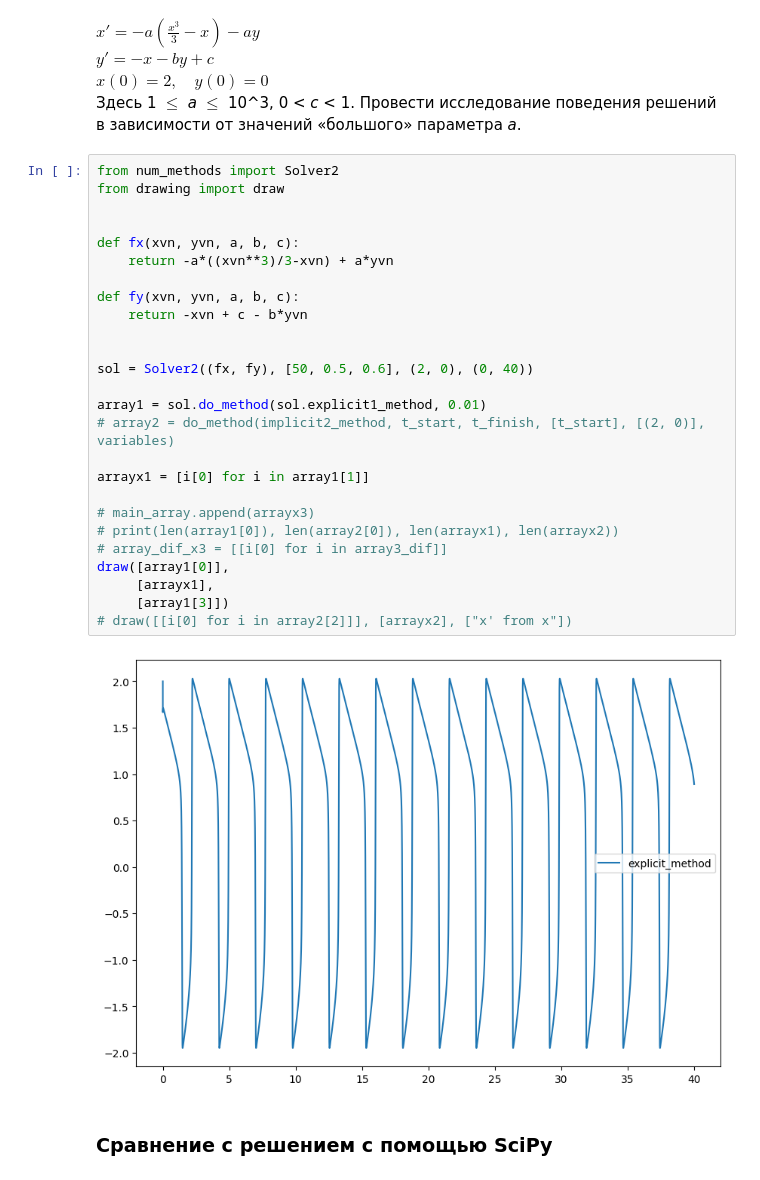
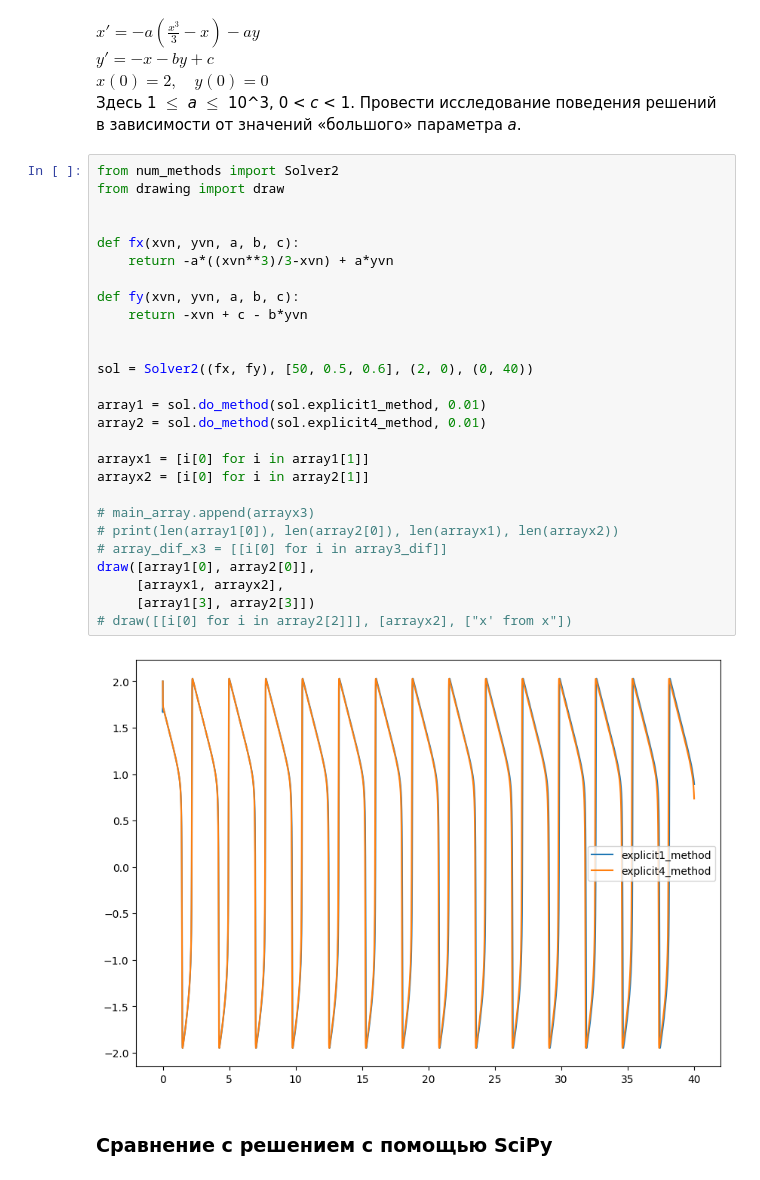
Before and after one commit to ArnautovPeter/projectPractice, a Jupyter notebook: src/main.ipynb, the cells around one changed output. Saved outputs shown, nothing was run; the diff lists cells and outputs as text.

```diff
--- a/src/main.ipynb
+++ b/src/main.ipynb
@@ -81,31 +81,32 @@ $x(0) = 2,\quad y(0) = 0$\
 # %%
 from num_methods import Solver2
 from drawing import draw
 
 
 def fx(xvn, yvn, a, b, c):
     return -a*((xvn**3)/3-xvn) + a*yvn
 
 def fy(xvn, yvn, a, b, c):
     return -xvn + c - b*yvn
 
 
 sol = Solver2((fx, fy), [50, 0.5, 0.6], (2, 0), (0, 40))
 
 array1 = sol.do_method(sol.explicit1_method, 0.01)
-# array2 = do_method(implicit2_method, t_start, t_finish, [t_start], [(2, 0)], variables)
+array2 = sol.do_method(sol.explicit4_method, 0.01)
 
 arrayx1 = [i[0] for i in array1[1]]
+arrayx2 = [i[0] for i in array2[1]]
 
 # main_array.append(arrayx3)
 # print(len(array1[0]), len(array2[0]), len(arrayx1), len(arrayx2))
 # array_dif_x3 = [[i[0] for i in array3_dif]]
-draw([array1[0]],
-     [arrayx1],
-     [array1[3]])
+draw([array1[0], array2[0]],
+     [arrayx1, arrayx2],
+     [array1[3], array2[3]])
 # draw([[i[0] for i in array2[2]]], [arrayx2], ["x' from x"])
 # %% [output]
-[figure, old version]
+[figure, new version]
 # %% [markdown]
 ### Сравнение с решением с помощью SciPy
 # %%
```
Also changed, not shown: 1 other file.
